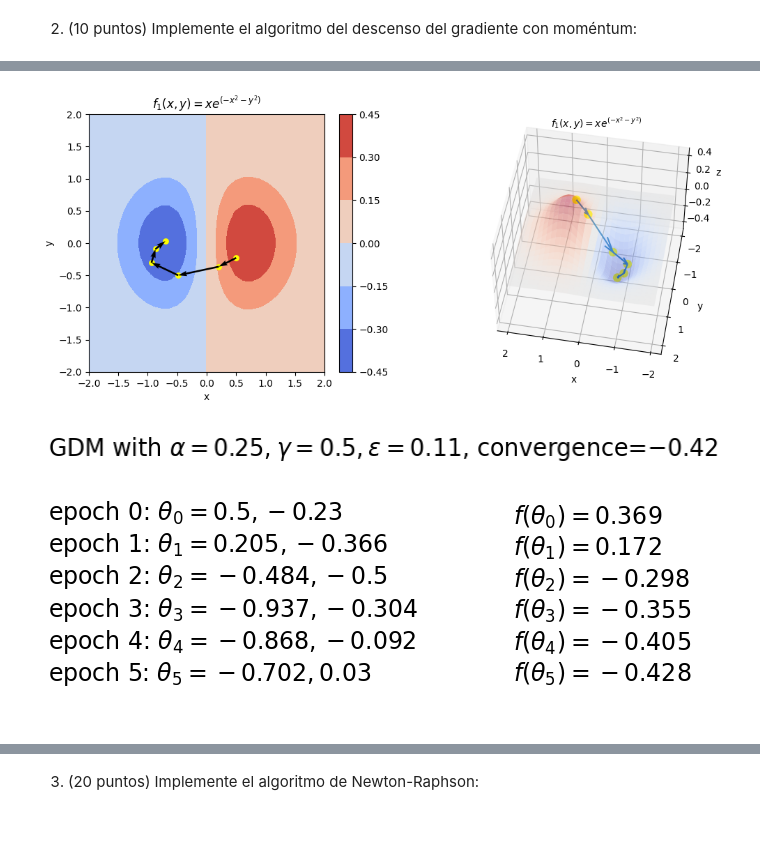
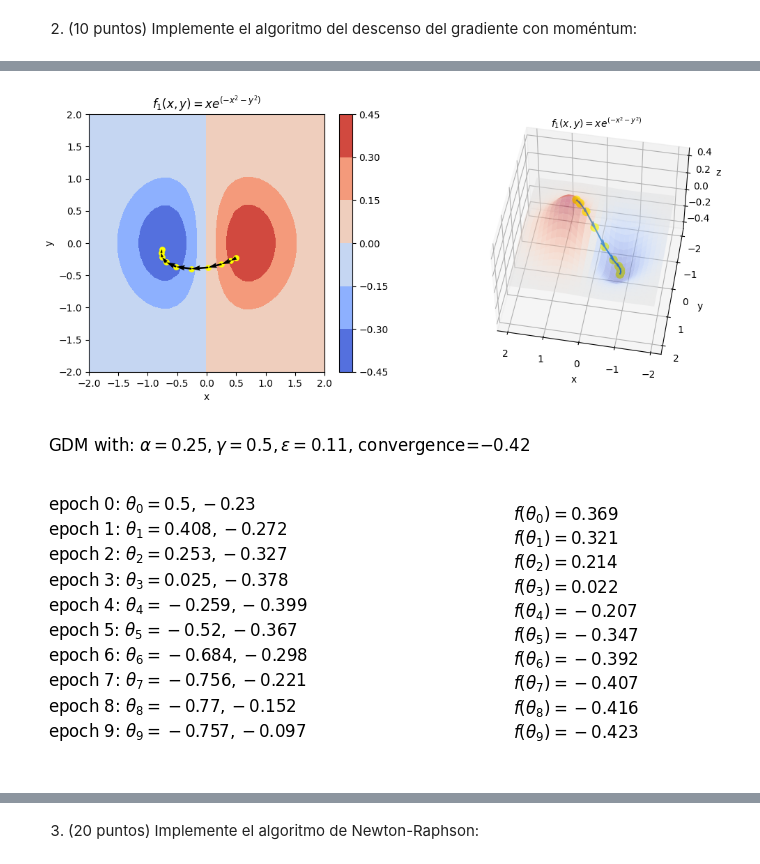
Before and after one commit to LD9797/Deep-Learning-Ground, a Jupyter notebook: TP1/TP1_Book.ipynb, the cells around one changed output, grey strips where cells are left out. Cells and saved outputs as stored; diff of their text form; code cells hidden in the pictures; blank space fills up the shorter version.

```diff
--- a/TP1/TP1_Book.ipynb
+++ b/TP1/TP1_Book.ipynb
@@ -101,20 +101,20 @@ def plot(thetas, title):
     plt.show()
 
     #  Results
-    thetas_list = ""
-    for theta in range(len(thetas)):
+    thetas_list = ""  # "Initial: $\\theta_{0}=" + str(round(thetas[0][0].item(), 3)) + "," + str(round(thetas[0][1].item(), 3)) + "$ \n"
+    for theta in range(len(thetas)):  # range(0, len(thetas))
         thetas_list += "epoch " + str(theta) + ": $\\theta_{" + str(theta) + "}=" + str(round(thetas[theta][0].item(), 3)) + "," + str(round(thetas[theta][1].item(), 3)) + "$ \n"
     minimums = ""
     for minimum in range(len(agents_z)):
         minimums += "$f(\\theta_{" + str(minimum) + "})=" + str(round(agents_z[minimum].item(), 3)) + "$ \n"
 
     plt.figure(figsize=(1, 0.1))
-    plt.text(0.2, 1, title, ha='center', va='baseline', size=17)
+    plt.text(0.2, 1, title, ha='center', va='baseline', size=12)
     plt.axis('off')
     plt.show()
     plt.figure(figsize=(6, 0.1))
-    plt.text(0, 1, thetas_list, ha='left', va='baseline', size=17)
-    plt.text(1, 1, minimums, ha='left', va='baseline', size=17)
+    plt.text(0, 1, thetas_list, ha='left', va='baseline', size=12)
+    plt.text(1, 1, minimums, ha='left', va='baseline', size=12)
     plt.axis('off')
     plt.show()
 # %% [markdown]
@@ -127,33 +130,33 @@ a) Escoja un coeficiente de aprendizaje $\alpha$ que permita la convergencia y r
 # %%
 alpha = 0.25 # Learning rate alpha
 gamma = 0.5 # Momentum coefficient
 epsilon = 0.11  # Tolerance epsilon
 convergence = -0.42 # Convergence point
 epochs = 20 # Iteration epochs
 runs = 10 # Runs
 results = [] # Gradient descent results
 # Title for plot
-title = "GDM with $\\alpha=" + str(alpha) + ", \\gamma=" + str(gamma) + ", \\epsilon=" + str(epsilon) + "$" + ", convergence=$" + str(convergence) + "$"
+title = "GDM with: $\\alpha=" + str(alpha) + ", \\gamma=" + str(gamma) + ", \\epsilon=" + str(epsilon) + "$" + ", convergence=$" + str(convergence) + "$"
 
 for run in range(runs):
     point_x = random.uniform(-1, 1)
     point_y = random.uniform(-1, 1)
     init_position = torch.Tensor([point_x, point_y])
     thetas = gradient_descent_momentum(init_position, epochs=epochs, alpha=alpha, momentum=gamma, epsilon=epsilon, convergence=convergence)
     results.append(thetas)
 
 #  Randomly choose a run and plot
 # run = random.randint(0, runs - 1)
 # plot(results[run], "Run #" + str(run) + " | " + title)
 
 #  Example execution:
 init_position = torch.Tensor([0.5, -0.23])
-thetas = gradient_descent_momentum(init_position, epochs=50, alpha=0.8, momentum=gamma, epsilon=epsilon, convergence=convergence)
+thetas = gradient_descent_momentum(init_position, epochs=epochs, alpha=alpha, momentum=gamma, epsilon=epsilon, convergence=convergence)
 plot(thetas, title)
 # %% [output]
-[figure, old version]
+[figure, new version]
-[figure, old version]
+[figure, new version]
-[figure, old version]
+[figure, new version]
 # %% [markdown]
 b) Escoja un $\alpha$ relativamente grande respecto al valor seleccionado. ¿Qué sucede? ¿Permite un $\alpha$ muy grande la convergencia?
 
```
Also changed, not shown: parts of 6 cells of this notebook.
